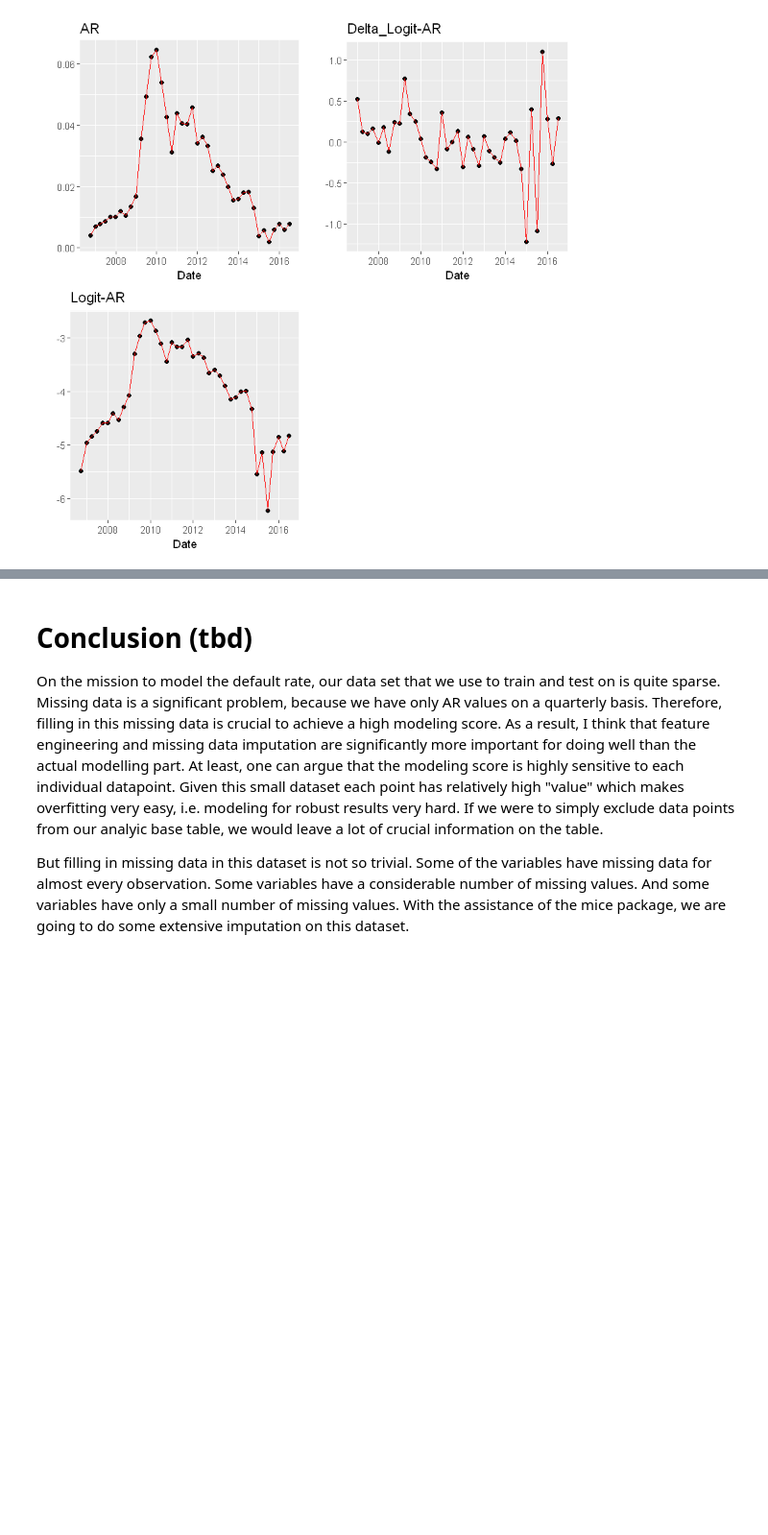
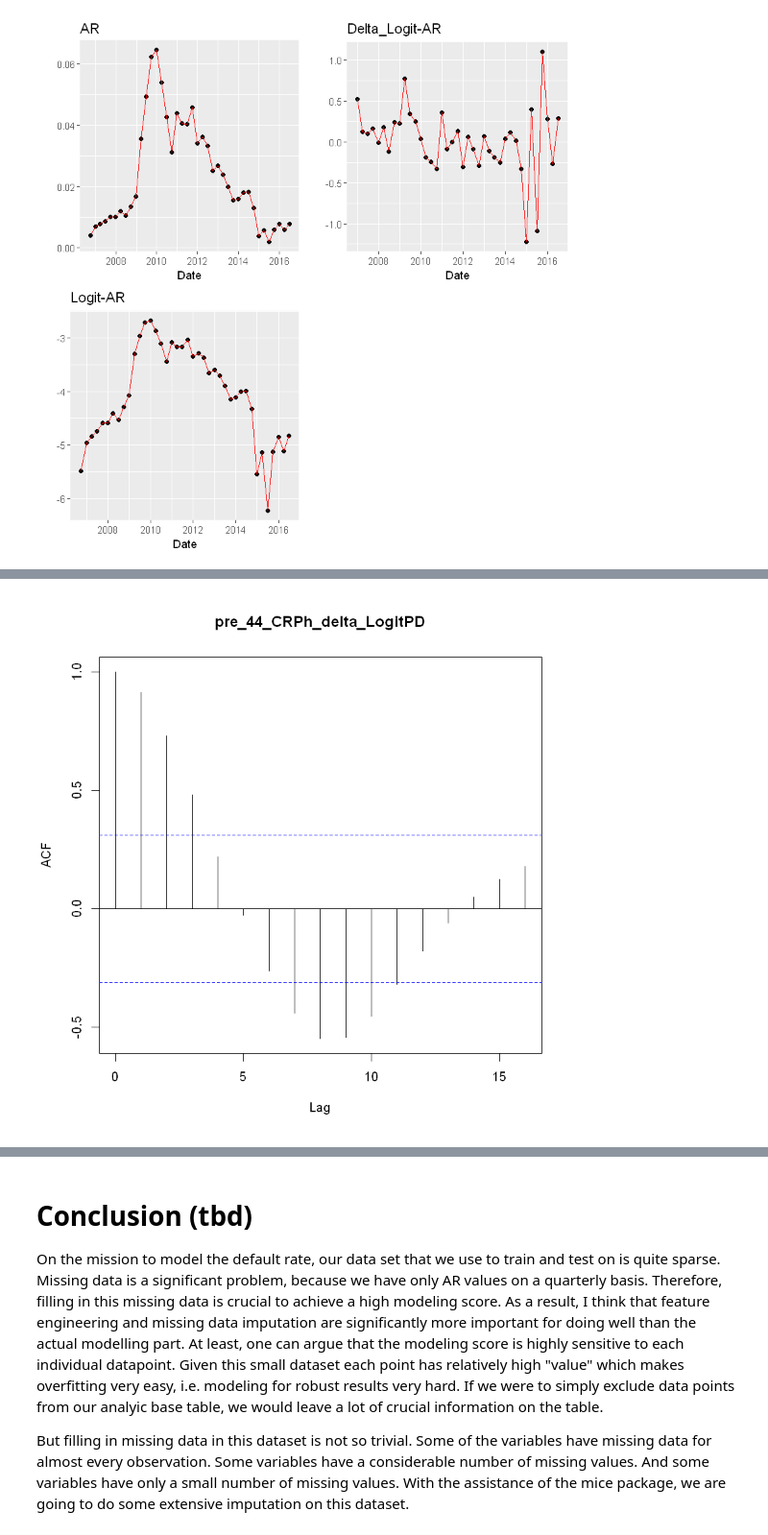
Before and after one commit to uhoenig/Default-Modelling, a Jupyter notebook: 0_ABT.ipynb, the cells around one changed output, grey strips where cells are left out. Shown: that part at 96% size. Saved outputs shown, nothing was run; the diff lists cells and outputs as text; code cells hidden in the pictures; blank space fills up the shorter version.

```diff
--- a/0_ABT.ipynb
+++ b/0_ABT.ipynb
@@ -333,5 +338,5 @@ The first thing to do, in order to make computation fast, would be to filter use
 # %%
 constant_cols <- whichAreConstant(ABT_features)
 double_cols <- whichAreInDouble(ABT_features)
-bijections_cols <- whichAreBijection(ABT_features)
+bijections_cols <- whichAreBijection(ABT_features, verbose = F) # The output is just "too long" :)
 # %% [output]
@@ -552,0 +550,4 @@ multiplot(p5, p6, p7, cols=2)
+# %%
+acf(ABT_non_features%>%select(pre_44_CRPh_delta_LogitPD)%>%na.omit())
+# %% [output]
+[figure, added]
```
Also changed, not shown: parts of 6 cells of this notebook.
